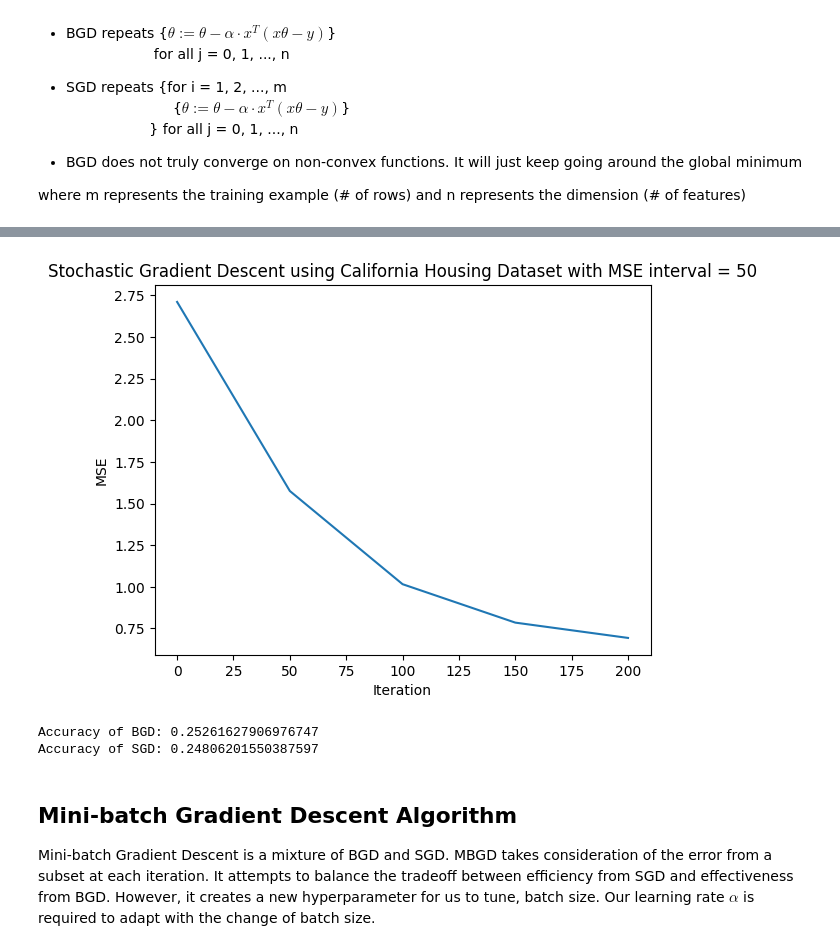
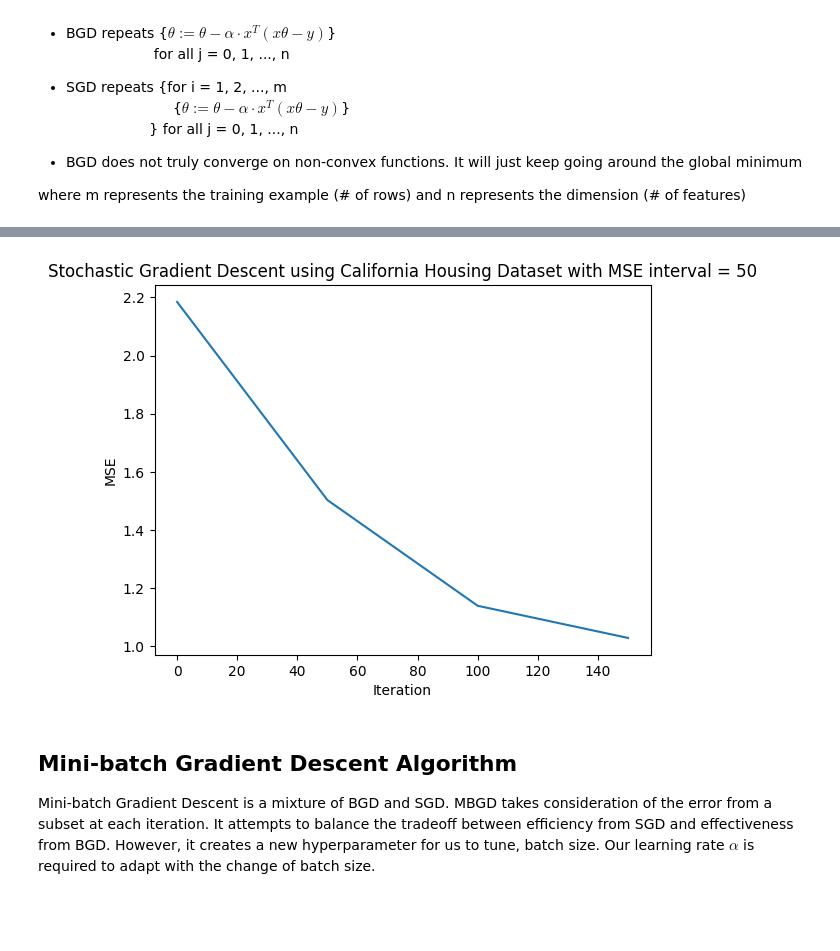
Before and after one commit to howiess/Data-Science, a Jupyter notebook: Supervised Learning/Gradient Descent.ipynb, the cells around one changed output, grey strips where cells are left out. Saved outputs shown, nothing was run; the diff lists cells and outputs as text; code cells hidden in the pictures; blank space fills up the shorter version.

```diff
--- a/Supervised Learning/Gradient Descent.ipynb
+++ b/Supervised Learning/Gradient Descent.ipynb
@@ -216,5 +216,6 @@ def sgd(X,Y,tau=0.001,alpha=0.01,max_itr=1000,
     return theta,epsilons, all_predictions
 # %%
 # Use the sgd function
-theta_sgd, epsilons, all_predictions= sgd(X, y, plot_residuals=True)
+theta_sgd, epsilons, all_predictions_sgd= sgd(X, y, plot_residuals=True)
+print(theta_sgd.ravel())
 # %% [output]
@@ -223,34 +226,15 @@ SGD has converged after 268 iterations.
 # %%
 # Compute MSE for all predictions
-mse_list = [np.mean((pred - y) ** 2) for pred in all_predictions]
+mse_list = [np.mean((pred - y) ** 2) for pred in all_predictions_sgd]
 plot_mse_interval = 50
 # Plot the MSE
-plt.plot(range(0, len(all_predictions) * plot_mse_interval, plot_mse_interval), mse_list)
+plt.plot(range(0, len(all_predictions_sgd) * plot_mse_interval, plot_mse_interval), mse_list)
 plt.xlabel('Iteration')
 plt.ylabel('MSE')
 plt.title('Stochastic Gradient Descent using California Housing Dataset with MSE interval = 50')
 plt.show()
 # %% [output]
-[figure, old version]
+[figure, new version]
-# %%
-# Predictions using BGD
-forecast_bgd = X @ theta_bgd
-forecast_bgd_rounded = np.round(forecast_bgd)
-
-# Predictions using SGD
-forecast_sgd = X @ theta_sgd
-forecast_sgd_rounded = np.round(forecast_sgd)
-
-# Compute "accuracy" for BGD
-accuracy_bgd = len(forecast_bgd_rounded[(forecast_bgd_rounded - y)**2 < 0.05]) / len(y)
-print('Accuracy of BGD:', accuracy_bgd)
-
-# Compute "accuracy" for SGD
-accuracy_sgd = len(forecast_sgd_rounded[(forecast_sgd_rounded - y)**2 < 0.05]) / len(y)
-print('Accuracy of SGD:', accuracy_sgd)
-# %% [output]
-Accuracy of BGD: 0.25261627906976747
-Accuracy of SGD: 0.24806201550387597
 # %% [markdown]
 ## Mini-batch Gradient Descent Algorithm
 
```
Also changed, not shown: parts of 6 cells of this notebook.
